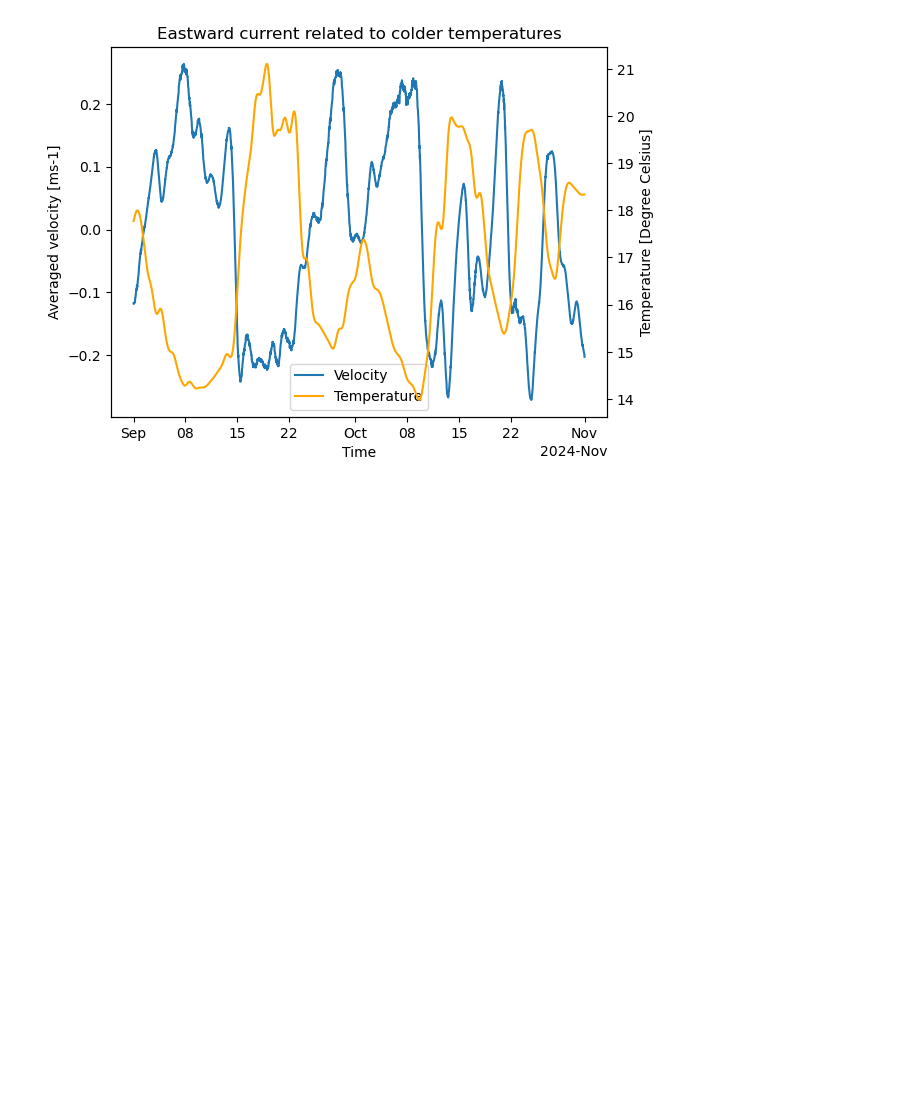
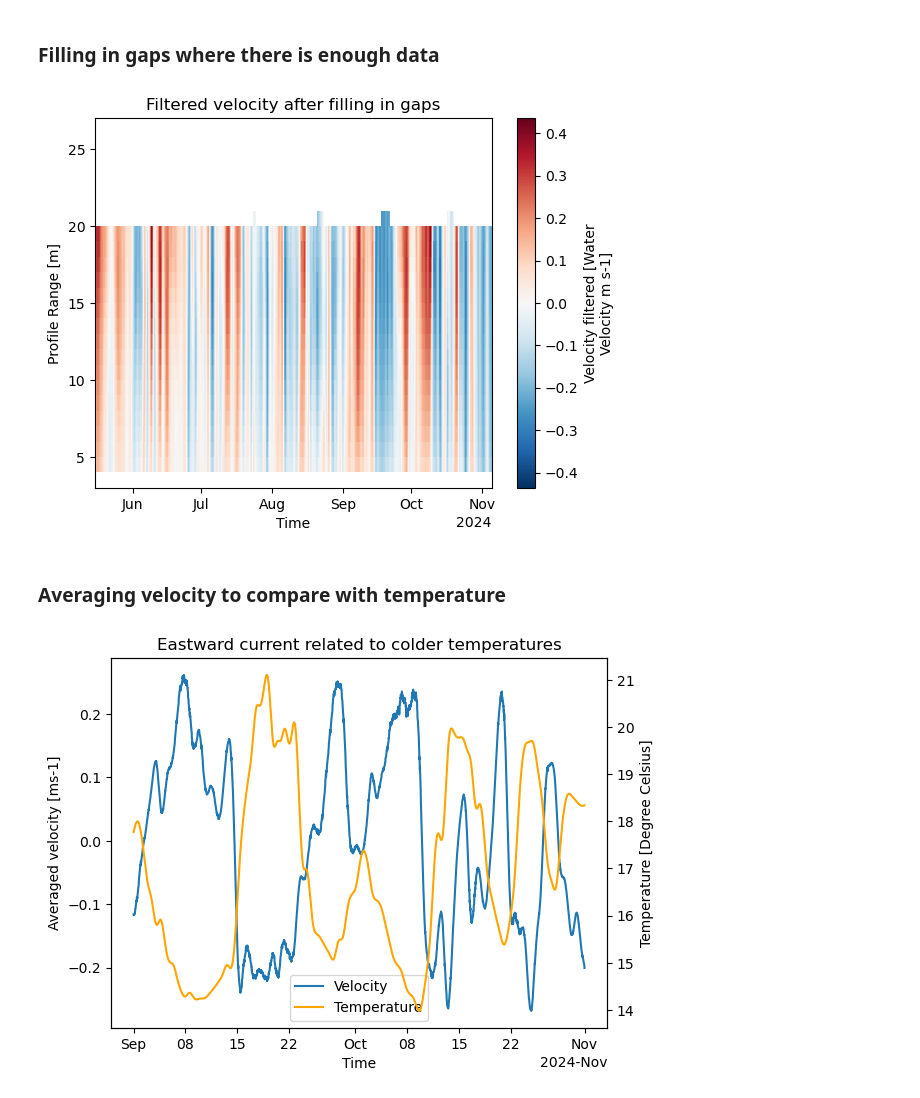
Before and after one commit to AnurovaPrykhodko/ADCP-internship, a Jupyter notebook: data_analysis.ipynb, the cells around one changed output. Saved outputs shown, nothing was run; the diff lists cells and outputs as text; code cells hidden in the pictures; blank space fills up the shorter version.

```diff
--- a/data_analysis.ipynb
+++ b/data_analysis.ipynb
@@ -27,0 +156,27 @@ Coordinates:
+# %%
+# Apply the filter on velocity and temperature
+vel_no_tides = sosfiltfilt(sos, ds_interp['vel_interp'])
+temp_no_tides = sosfiltfilt(sos, ds_interp['temp'])
+
+# Assign dimensions and coordinates
+vel_no_tides = xr.DataArray(
+    vel_no_tides,
+    dims=('dir', 'zn_new', 'time'),
+    coords={
+        'dir': ds_interp['dir'],
+        'range': ds_interp['zn_new'],
+        'time': ds_interp['time']
+    },
+    name='vel_no_tides'
+)
+
+temp_no_tides = xr.DataArray(
+    temp_no_tides,
+    dims=('time'),
+    coords={'time': ds_interp['time']},
+    name='temp_no_tides'
+)
+
+ds_filt = ds_interp.copy()
+ds_filt['vel_no_tides'] = vel_no_tides
+ds_filt['temp_no_tides'] = temp_no_tides
@@ -28 +257,14 @@ Coordinates:
+# %% [markdown]
+### Filling in gaps where there is enough data
+# %%
+ds['vel_interp'] = ds['vel_filt'].interpolate_na(dim='time', method='linear', max_gap=np.timedelta64(2*24, 'h'))
+
+ds['vel_interp'][0].plot()
+plt.xlabel('Time')
+plt.title('Filtered velocity after filling in gaps')
+plt.show()
+# %% [output]
+[figure, added]
+# %% [markdown]
+### Averaging velocity to compare with temperature
 # %%
```
Also changed, not shown: parts of 17 cells of this notebook.
